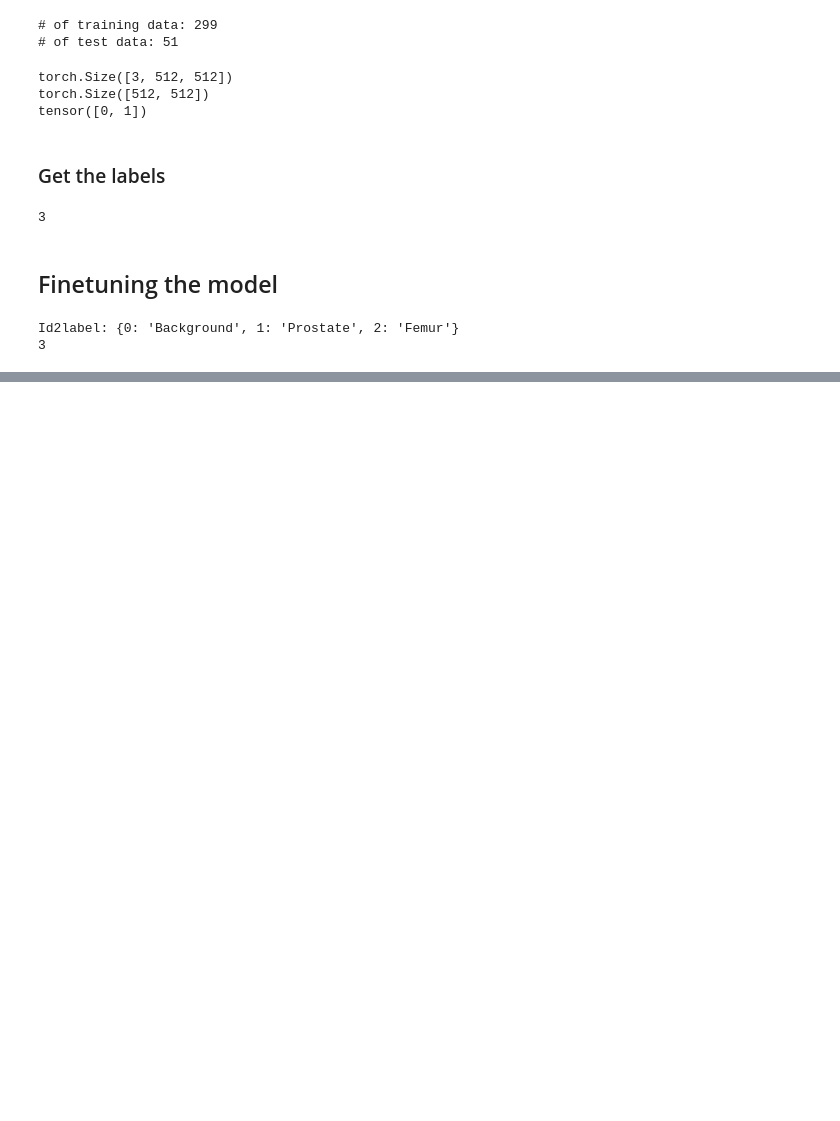
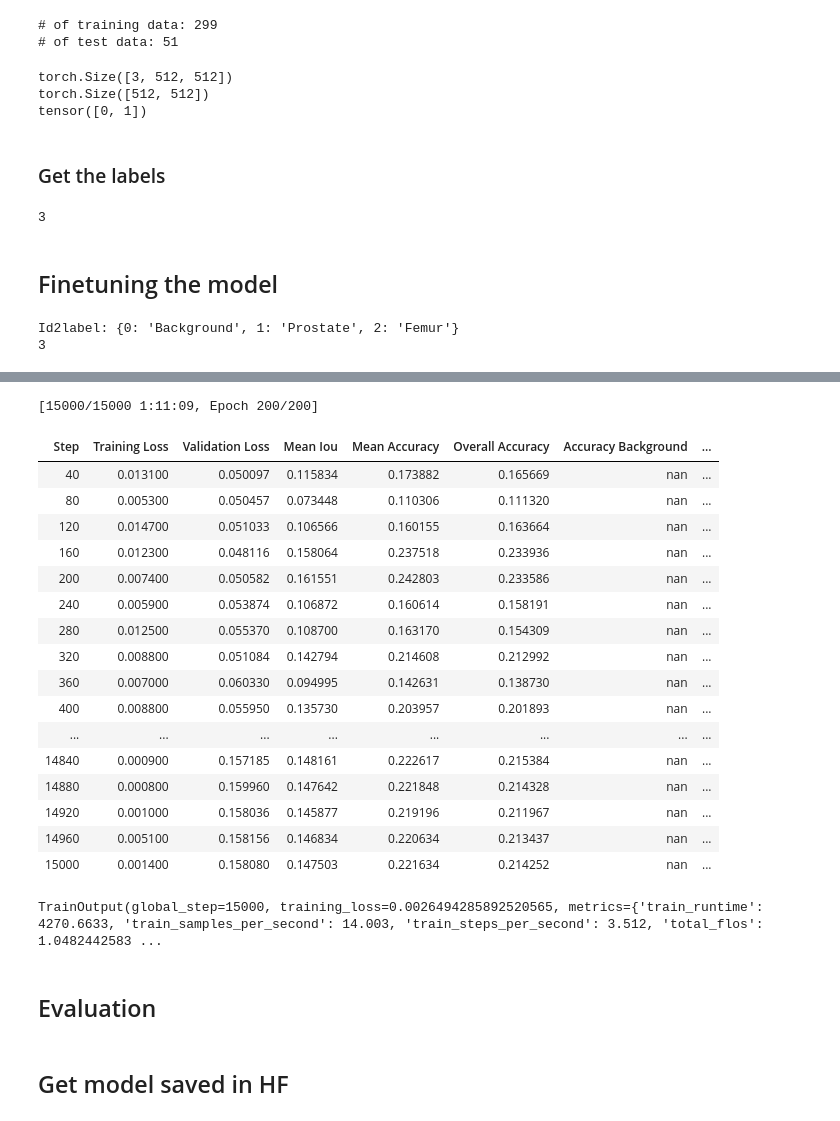
Before and after one commit to BME6938-SPR2023/final_project, a Jupyter notebook: PelvicSegmentation.ipynb, the cells around one changed output, grey strips where cells are left out. Saved outputs shown, nothing was run; the diff lists cells and outputs as text; code cells hidden in the pictures; blank space fills up the shorter version.

Commit message:
updated - finetuned with both stacked and T2 training data

```diff
--- a/PelvicSegmentation.ipynb
+++ b/PelvicSegmentation.ipynb
@@ -590,6 +596,10 @@ You should probably TRAIN this model on a down-stream task to be able to use it
 # %%
 from datasets import load_metric
 
-metric = load_metric("mean_iou", "erntkn/dice_coefficient")
+metric = load_metric("mean_iou")
+# metric2 = load_metric("precision")
+# metric3 = load_metric("recall")
+# metric4 = load_metric("f1")
+# metric4 = load_metric("erntkn/dice_coefficient")
 # %%
 from datasets import list_metrics
@@ -668,0 +716,58 @@ trainer.train()
+# %%
+from transformers import TrainingArguments
+
+epochs = 200
+lr = 0.00006
+batch_size = 4
+
+hub_model_id = "segformer-b0-finetuned-pelvic-segmentation-t2"
+
+training_args = TrainingArguments(
+    "segformer-b0-finetuned-pelvic-outputs",
+    learning_rate=lr,
+    num_train_epochs=epochs,
+    per_device_train_batch_size=batch_size,
+    per_device_eval_batch_size=batch_size,
+    save_total_limit=3,
+    evaluation_strategy="steps",
+    save_strategy="steps",
+    save_steps=40,
+    eval_steps=40,
+    logging_steps=1,
+    eval_accumulation_steps=5,
+    load_best_model_at_end=True,
+    # push_to_hub=True,
+    # hub_model_id=hub_model_id,
+    # hub_strategy="end",
+)
+# %%
+#T2
+trainer2 = Trainer(
+    model=model,
+    args=training_args,
+    train_dataset=t2_train_dataset,
+    eval_dataset=t2_valid_dataset,
+    compute_metrics=compute_metrics,
+)
+# %%
+trainer2.train()
+# %% [output]
+[15000/15000 1:11:09, Epoch 200/200]
+| Step | Training Loss | Validation Loss | Mean Iou | Mean Accuracy | Overall Accuracy | Accuracy Background | ... |
+| 40 | 0.013100 | 0.050097 | 0.115834 | 0.173882 | 0.165669 | nan | ... |
+| 80 | 0.005300 | 0.050457 | 0.073448 | 0.110306 | 0.111320 | nan | ... |
+| 120 | 0.014700 | 0.051033 | 0.106566 | 0.160155 | 0.163664 | nan | ... |
+| 160 | 0.012300 | 0.048116 | 0.158064 | 0.237518 | 0.233936 | nan | ... |
+| 200 | 0.007400 | 0.050582 | 0.161551 | 0.242803 | 0.233586 | nan | ... |
+| 240 | 0.005900 | 0.053874 | 0.106872 | 0.160614 | 0.158191 | nan | ... |
+| 280 | 0.012500 | 0.055370 | 0.108700 | 0.163170 | 0.154309 | nan | ... |
+| 320 | 0.008800 | 0.051084 | 0.142794 | 0.214608 | 0.212992 | nan | ... |
+| 360 | 0.007000 | 0.060330 | 0.094995 | 0.142631 | 0.138730 | nan | ... |
+| 400 | 0.008800 | 0.055950 | 0.135730 | 0.203957 | 0.201893 | nan | ... |
+| ... | ... | ... | ... | ... | ... | ... | ... |
+| 14840 | 0.000900 | 0.157185 | 0.148161 | 0.222617 | 0.215384 | nan | ... |
+| 14880 | 0.000800 | 0.159960 | 0.147642 | 0.221848 | 0.214328 | nan | ... |
+| 14920 | 0.001000 | 0.158036 | 0.145877 | 0.219196 | 0.211967 | nan | ... |
+| 14960 | 0.005100 | 0.158156 | 0.146834 | 0.220634 | 0.213437 | nan | ... |
+| 15000 | 0.001400 | 0.158080 | 0.147503 | 0.221634 | 0.214252 | nan | ... |
+TrainOutput(global_step=15000, training_loss=0.0026494285892520565, metrics={'train_runtime': 4270.6633, 'train_samples_per_second': 14.003, 'train_steps_per_second': 3.512, 'total_flos': 1.0482442583 ...
@@ -668,0 +785,4 @@ trainer.train()
+# %% [markdown]
+## Evaluation
+# %% [markdown]
+## Get model saved in HF
```
Also changed, not shown: parts of 31 cells of this notebook.
